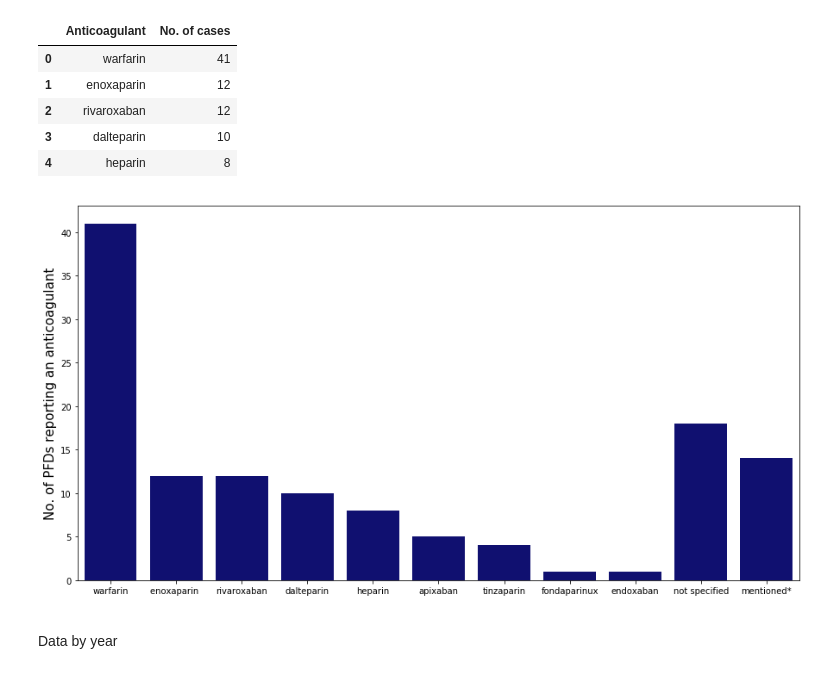
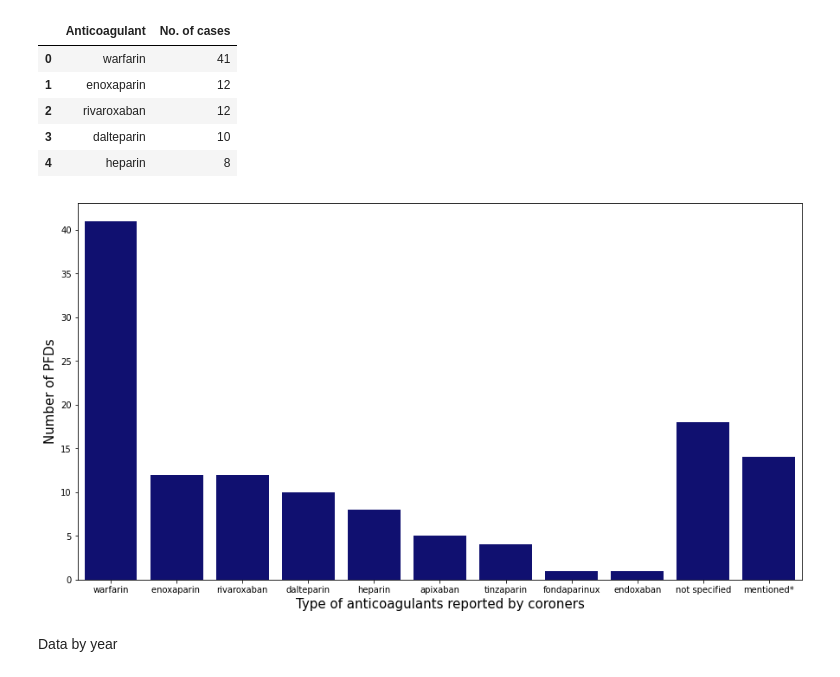
Before and after one commit to georgiarichards/CVD_anticoags, a Jupyter notebook: PFD_cardio_anticoags.ipynb, the cells around one changed output. Saved outputs shown, nothing was run; the diff lists cells and outputs as text; code cells hidden in the pictures.

Commit message:
Added x-axis to figure for journal publication

```diff
--- a/PFD_cardio_anticoags.ipynb
+++ b/PFD_cardio_anticoags.ipynb
@@ -25,13 +25,13 @@ df1.head()
 # %%
 # plotting the number of cases overtime using seaborn
 plt.figure(figsize=(15,8))
 ax = sns.barplot(data=df1, x="Anticoagulant", y="No. of cases", color="navy")
-plt.xlabel(' ')
-plt.ylabel('No. of PFDs reporting an anticoagulant', fontsize=15)
+plt.xlabel('Type of anticoagulants reported by coroners', fontsize=15)
+plt.ylabel('Number of PFDs', fontsize=15)
 
 plt.savefig("fig2_anticoag.png", dpi=600)
 # %% [output]
-[figure, old version]
+[figure, new version]
 # %% [markdown]
 Data by year
 # %%
```
Also changed, not shown: 1 other file.
